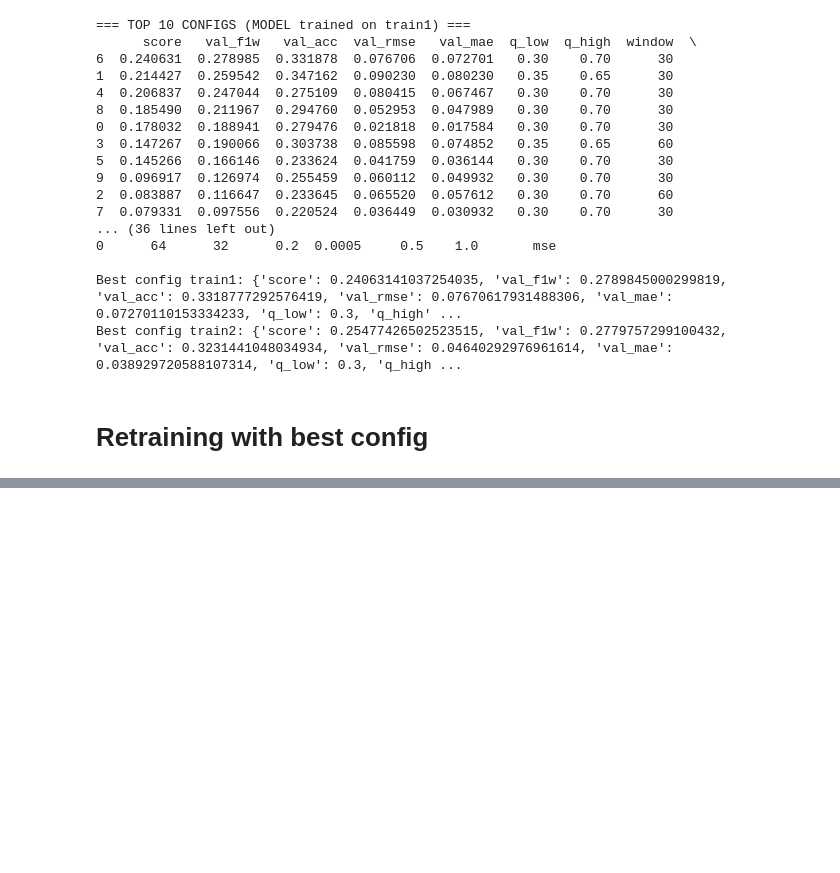
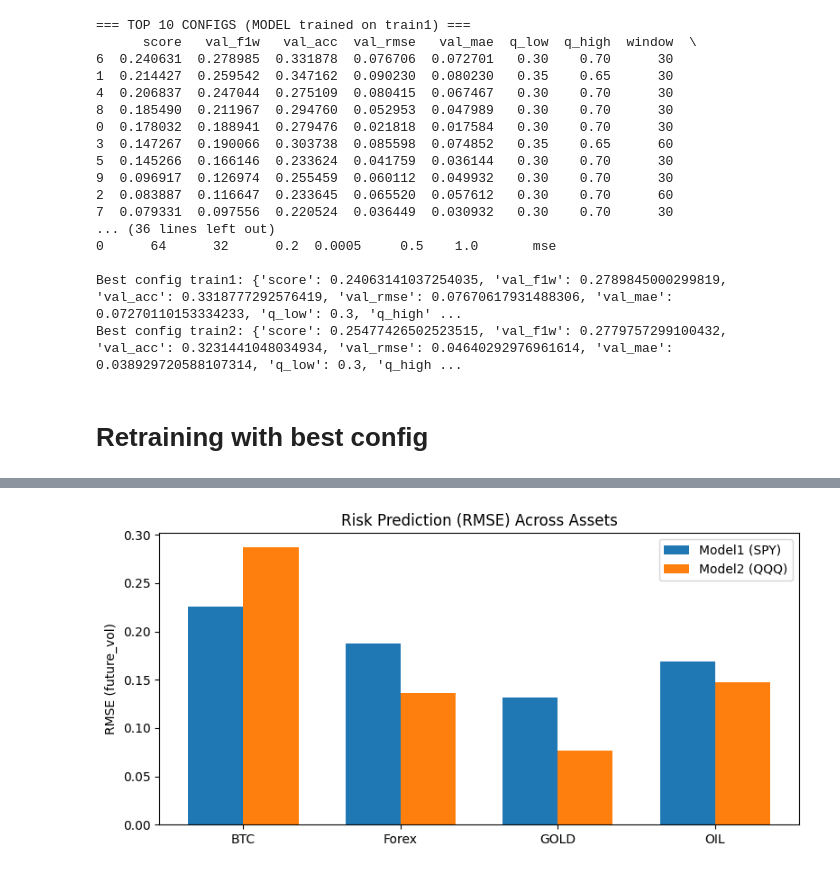
Before and after one commit to San0160/Stocks_Predection, a Jupyter notebook: Stocks.ipynb, the cells around one changed output, grey strips where cells are left out. Cells and saved outputs as stored; diff of their text form; code cells hidden in the pictures; blank space fills up the shorter version.

```diff
--- a/Stocks.ipynb
+++ b/Stocks.ipynb
@@ -2311,0 +2636,21 @@ def build_lstm_multitask(window, n_features, units1=64, units2=32, dropout=0.2,
+# %%
+rmse_m1, rmse_m2 = [], []
+
+for asset in assets:
+    m1 = next(m for a,n,m in results if a==asset and "model1" in n)
+    m2 = next(m for a,n,m in results if a==asset and "model2" in n)
+
+    rmse_m1.append(m1["vol_rmse"])
+    rmse_m2.append(m2["vol_rmse"])
+
+plt.figure(figsize=(8,4))
+plt.bar(x - width/2, rmse_m1, width, label = "Model1 (SPY)")
+plt.bar(x + width/2, rmse_m2, width, label = "Model2 (QQQ)")
+plt.xticks(x, assets)
+plt.ylabel("RMSE (future_vol)")
+plt.title("Risk Prediction (RMSE) Across Assets")
+plt.legend()
+plt.tight_layout()
+plt.show()
+# %% [output]
+[figure, added]
```
Also changed, not shown: parts of 101 cells of this notebook, 6 other files.
